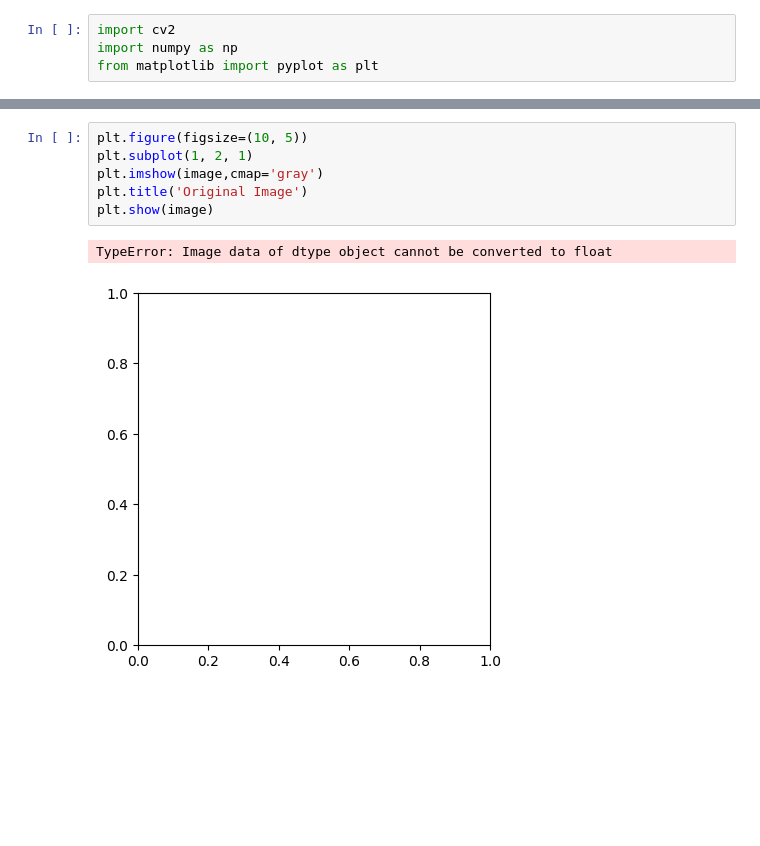
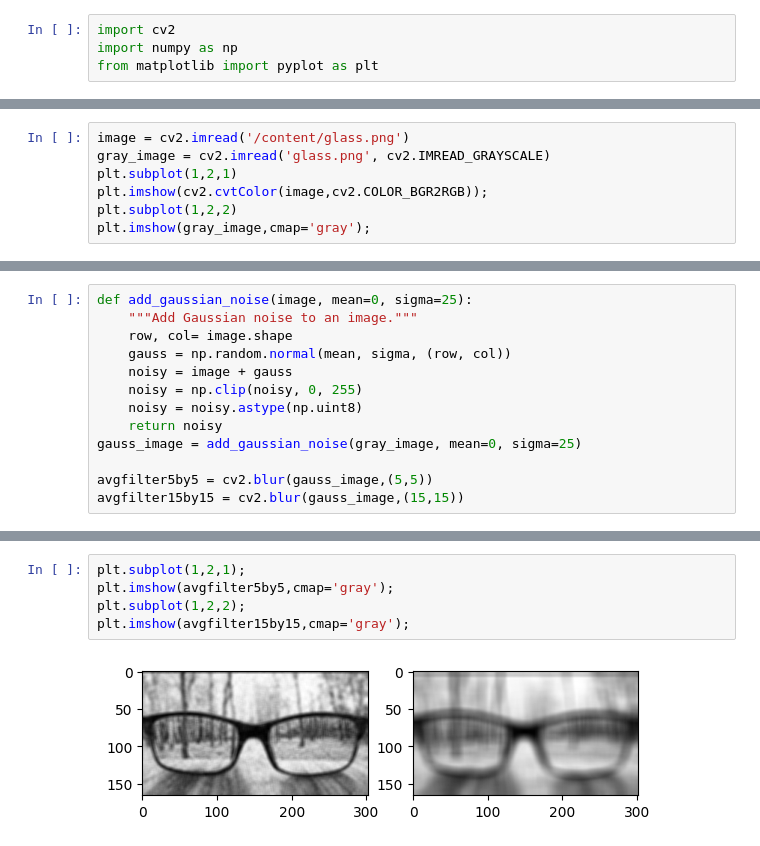
Before and after one commit to shruti-sharma12/IPPR-LAB, a Jupyter notebook: ippr(lab3).ipynb, the cells around one changed output, grey strips where cells are left out. Drawn from its saved outputs; the diff is of its cells as text; blank space fills up the shorter version.

```diff
--- a/ippr(lab3).ipynb
+++ b/ippr(lab3).ipynb
@@ -43,0 +33,7 @@ AttributeError: 'NoneType' object has no attribute 'astype'
+# %%
+image = cv2.imread('/content/glass.png')
+gray_image = cv2.imread('glass.png', cv2.IMREAD_GRAYSCALE)
+plt.subplot(1,2,1)
+plt.imshow(cv2.cvtColor(image,cv2.COLOR_BGR2RGB));
+plt.subplot(1,2,2)
+plt.imshow(gray_image,cmap='gray');
@@ -43,0 +42,13 @@ AttributeError: 'NoneType' object has no attribute 'astype'
+# %%
+def add_gaussian_noise(image, mean=0, sigma=25):
+    """Add Gaussian noise to an image."""
+    row, col= image.shape
+    gauss = np.random.normal(mean, sigma, (row, col))
+    noisy = image + gauss
+    noisy = np.clip(noisy, 0, 255)
+    noisy = noisy.astype(np.uint8)
+    return noisy
+gauss_image = add_gaussian_noise(gray_image, mean=0, sigma=25)
+
+avgfilter5by5 = cv2.blur(gauss_image,(5,5))
+avgfilter15by15 = cv2.blur(gauss_image,(15,15))
@@ -44,9 +59,7 @@ AttributeError: 'NoneType' object has no attribute 'astype'
 # %%
-plt.figure(figsize=(10, 5))
-plt.subplot(1, 2, 1)
-plt.imshow(image,cmap='gray')
-plt.title('Original Image')
-plt.show(image)
+plt.subplot(1,2,1);
+plt.imshow(avgfilter5by5,cmap='gray');
+plt.subplot(1,2,2);
+plt.imshow(avgfilter15by15,cmap='gray');
 # %% [output]
-TypeError: Image data of dtype object cannot be converted to float
-[figure, old version]
+[figure, new version]
```
Also changed, not shown: parts of 20 cells of this notebook.
